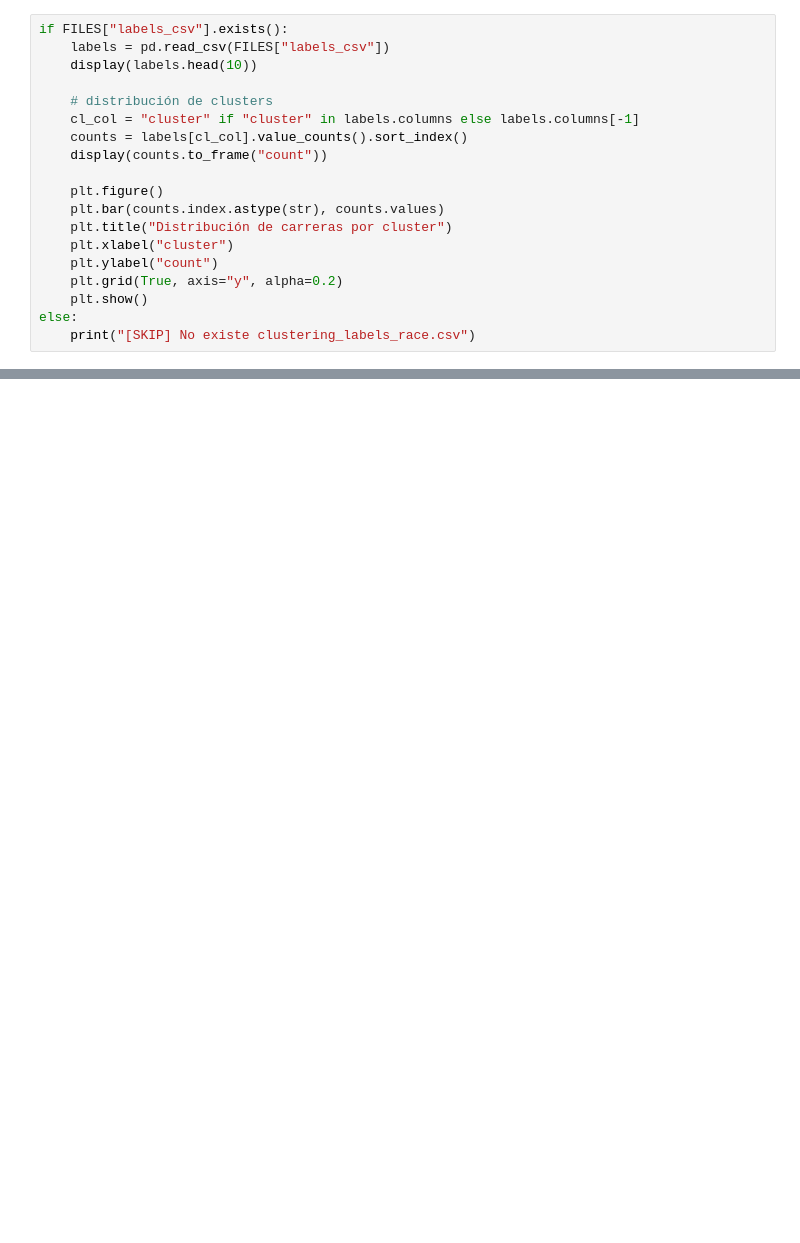
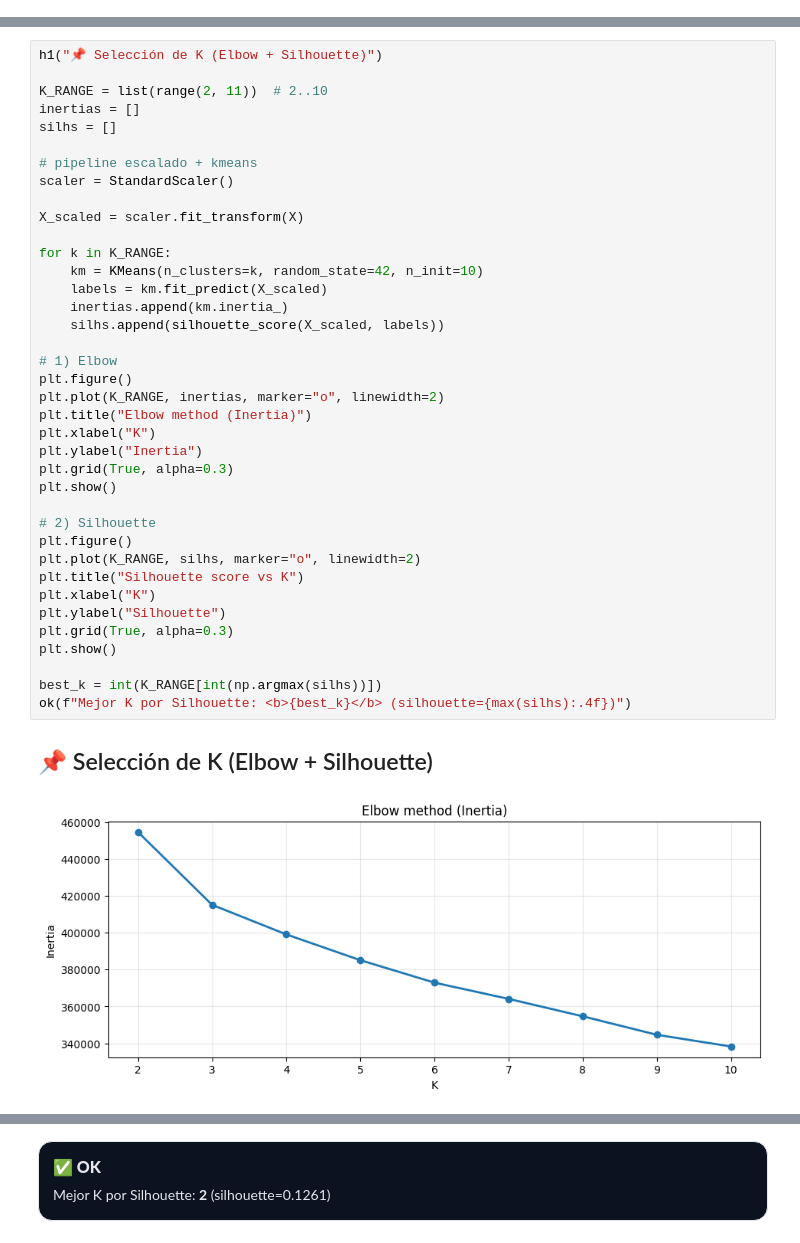
Before and after one commit to Naxituuu01/MachineLearning_F1Proyect, a Jupyter notebook: notebooks/06_unsupervised_clustering.ipynb, the cells around one changed output, grey strips where cells are left out. Drawn from its saved outputs; the diff is of its cells as text; blank space fills up the shorter version.

```diff
--- a/notebooks/06_unsupervised_clustering.ipynb
+++ b/notebooks/06_unsupervised_clustering.ipynb
@@ -204,19 +0,0 @@ if FILES["profile_csv"].exists():
-# %%
-if FILES["labels_csv"].exists():
-    labels = pd.read_csv(FILES["labels_csv"])
-    display(labels.head(10))
-
-    # distribución de clusters
-    cl_col = "cluster" if "cluster" in labels.columns else labels.columns[-1]
-    counts = labels[cl_col].value_counts().sort_index()
-    display(counts.to_frame("count"))
-
-    plt.figure()
-    plt.bar(counts.index.astype(str), counts.values)
-    plt.title("Distribución de carreras por cluster")
-    plt.xlabel("cluster")
-    plt.ylabel("count")
-    plt.grid(True, axis="y", alpha=0.2)
-    plt.show()
-else:
-    print("[SKIP] No existe clustering_labels_race.csv")
@@ -260,0 +309,41 @@ else:
+# %%
+h1("📌 Selección de K (Elbow + Silhouette)")
+
+K_RANGE = list(range(2, 11))  # 2..10
+inertias = []
+silhs = []
+
+# pipeline escalado + kmeans
+scaler = StandardScaler()
+
+X_scaled = scaler.fit_transform(X)
+
+for k in K_RANGE:
+    km = KMeans(n_clusters=k, random_state=42, n_init=10)
+    labels = km.fit_predict(X_scaled)
+    inertias.append(km.inertia_)
+    silhs.append(silhouette_score(X_scaled, labels))
+
+# 1) Elbow
+plt.figure()
+plt.plot(K_RANGE, inertias, marker="o", linewidth=2)
+plt.title("Elbow method (Inertia)")
+plt.xlabel("K")
+plt.ylabel("Inertia")
+plt.grid(True, alpha=0.3)
+plt.show()
+
+# 2) Silhouette
+plt.figure()
+plt.plot(K_RANGE, silhs, marker="o", linewidth=2)
+plt.title("Silhouette score vs K")
+plt.xlabel("K")
+plt.ylabel("Silhouette")
+plt.grid(True, alpha=0.3)
+plt.show()
+
+best_k = int(K_RANGE[int(np.argmax(silhs))])
+ok(f"Mejor K por Silhouette: <b>{best_k}</b> (silhouette={max(silhs):.4f})")
+# %% [output]
+📌 Selección de K (Elbow + Silhouette)
+[figure, added]
@@ -260,0 +351,2 @@ else:
+✅ OK
+Mejor K por Silhouette: 2 (silhouette=0.1261)
```
Also changed, not shown: parts of 46 cells of this notebook, 1 other file.
